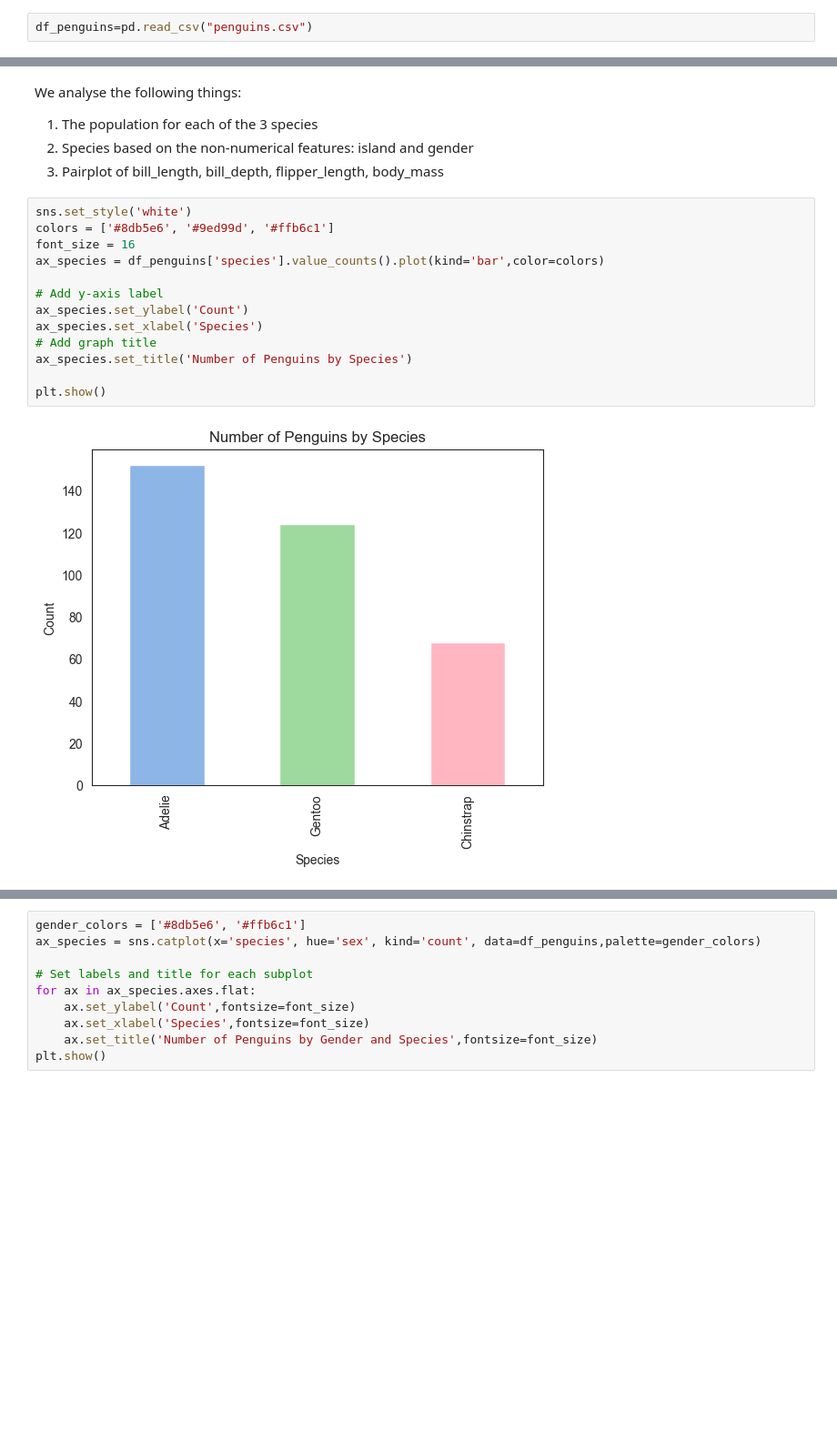
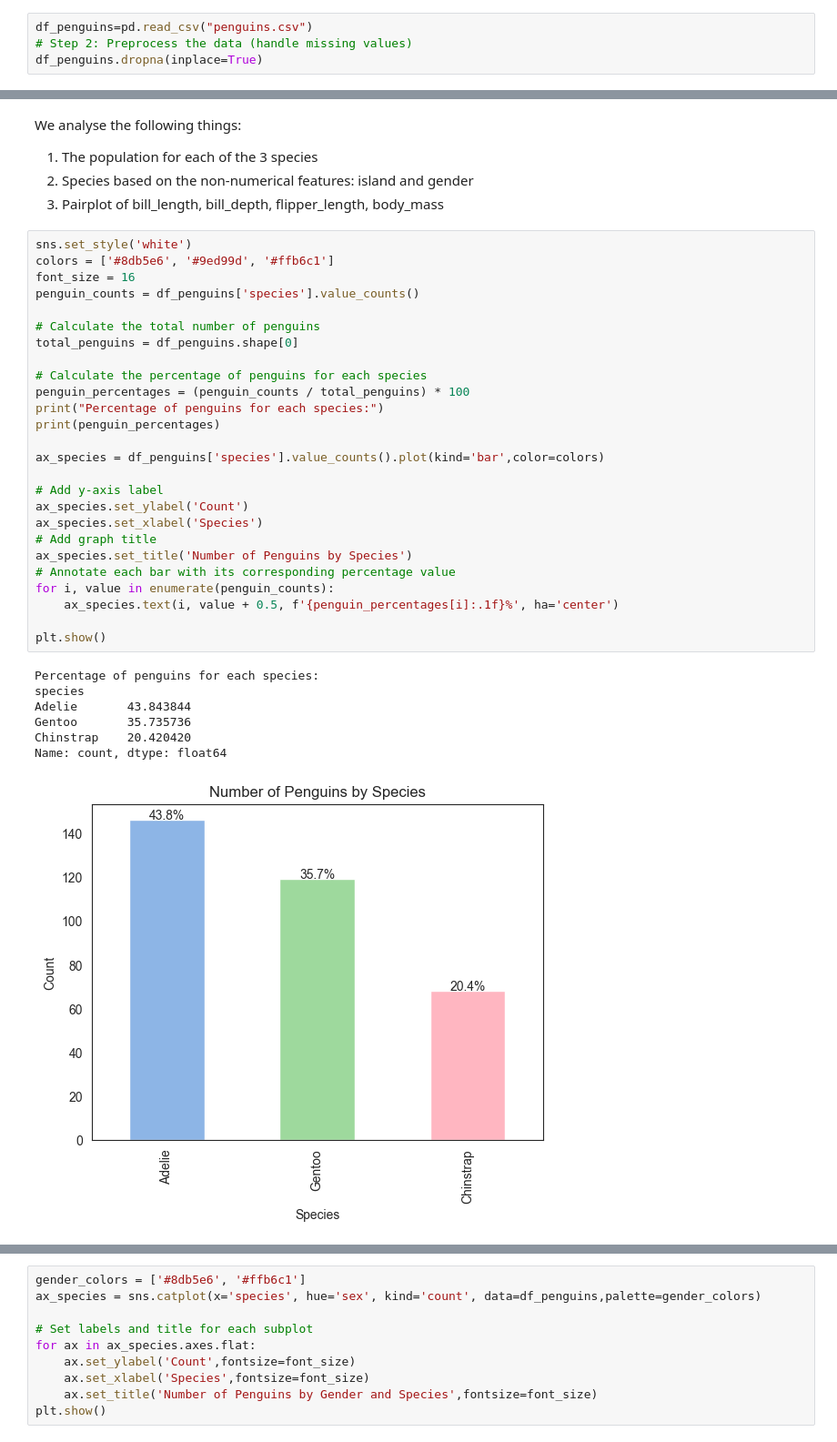
Before and after one commit to carinachu22/introtoAI, a Jupyter notebook: plots.ipynb, the cells around one changed output, grey strips where cells are left out. Shown: that part at 91% size. Saved outputs shown, nothing was run; the diff lists cells and outputs as text; blank space fills up the shorter version.

```diff
--- a/plots.ipynb
+++ b/plots.ipynb
@@ -15,3 +15,5 @@ import seaborn as sns
 First, we load the csv file and look at the overview of the data
 # %%
 df_penguins=pd.read_csv("penguins.csv")
+# Step 2: Preprocess the data (handle missing values)
+df_penguins.dropna(inplace=True)
@@ -42,15 +25,34 @@ We analyse the following things:
 # %%
 sns.set_style('white')
 colors = ['#8db5e6', '#9ed99d', '#ffb6c1']
 font_size = 16
+penguin_counts = df_penguins['species'].value_counts()
+
+# Calculate the total number of penguins
+total_penguins = df_penguins.shape[0]
+
+# Calculate the percentage of penguins for each species
+penguin_percentages = (penguin_counts / total_penguins) * 100
+print("Percentage of penguins for each species:")
+print(penguin_percentages)
+
 ax_species = df_penguins['species'].value_counts().plot(kind='bar',color=colors)
 
 # Add y-axis label
 ax_species.set_ylabel('Count')
 ax_species.set_xlabel('Species')
 # Add graph title
 ax_species.set_title('Number of Penguins by Species')
+# Annotate each bar with its corresponding percentage value
+for i, value in enumerate(penguin_counts):
+    ax_species.text(i, value + 0.5, f'{penguin_percentages[i]:.1f}%', ha='center')
 
 plt.show()
 # %% [output]
+Percentage of penguins for each species:
+species
+Adelie       43.843844
+Gentoo       35.735736
+Chinstrap    20.420420
+Name: count, dtype: float64
-[figure, old version]
+[figure, new version]
```
Also changed, not shown: parts of 5 cells of this notebook.
